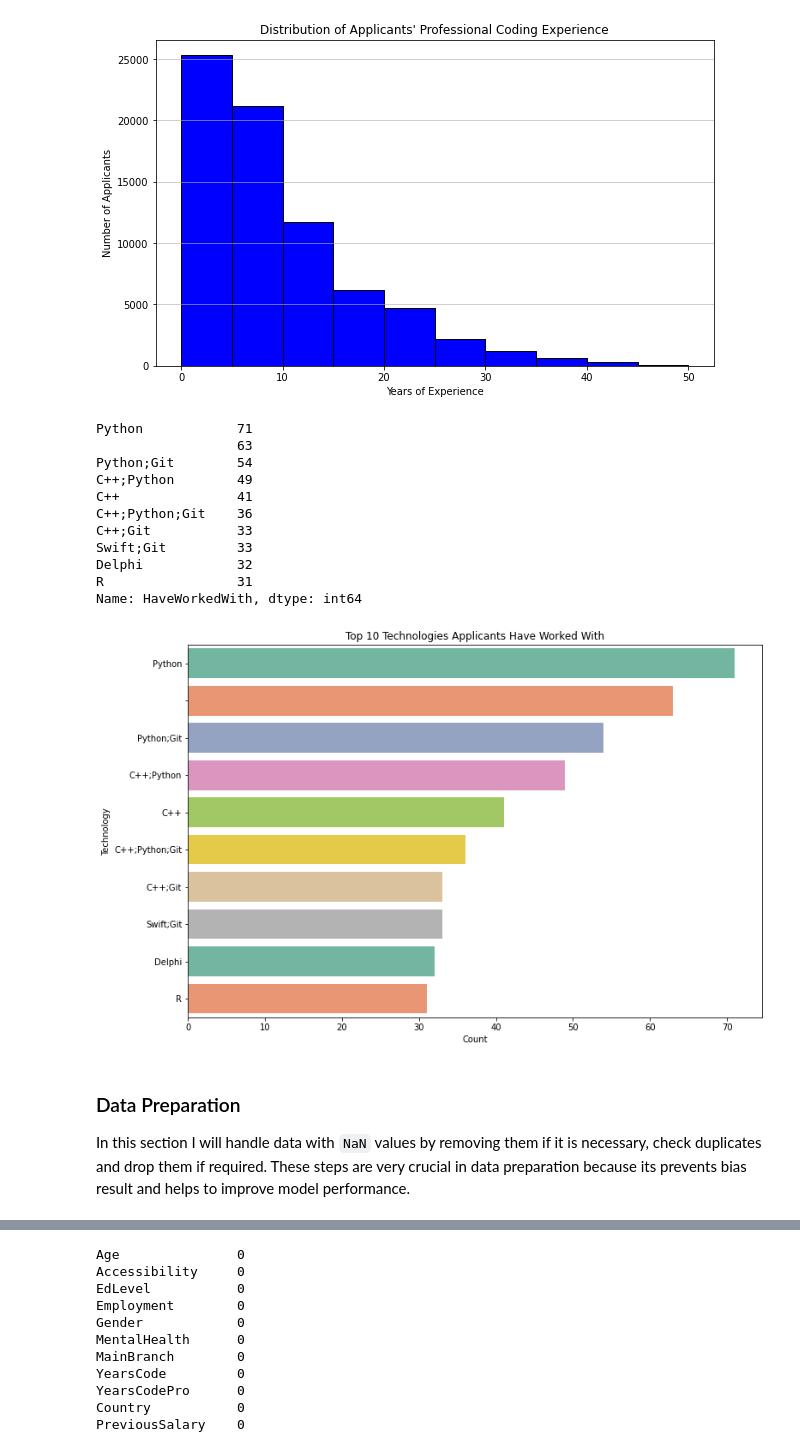
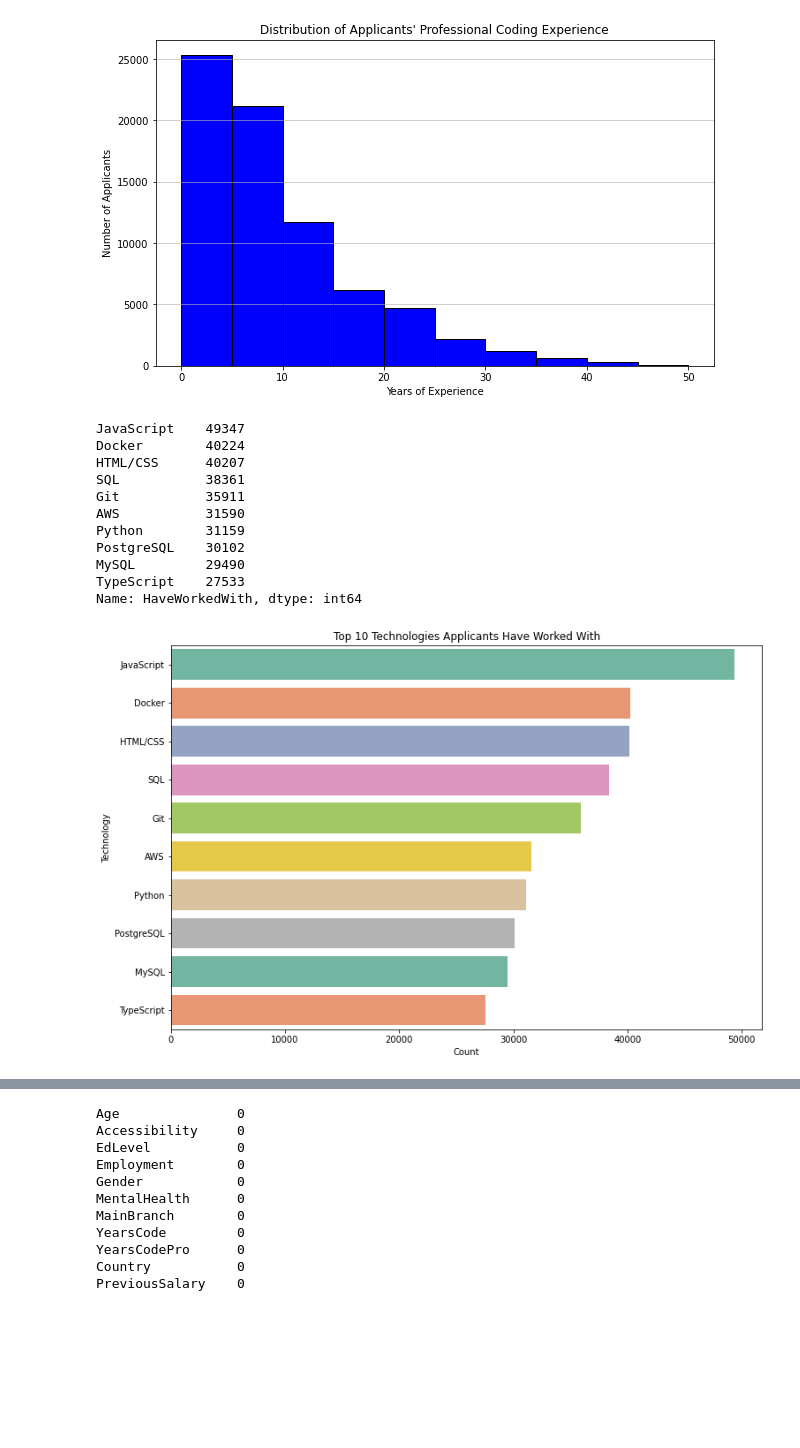
Before and after one commit to SoleilUmwiza92/AIForSociety-S6, a Jupyter notebook: Individual project/archive (1)/JobApplicants.ipynb, the cells around one changed output, grey strips where cells are left out. Cells and saved outputs as stored; diff of their text form; code cells hidden in the pictures; blank space fills up the shorter version.

```diff
--- a/Individual project/archive (1)/JobApplicants.ipynb
+++ b/Individual project/archive (1)/JobApplicants.ipynb
@@ -296,34 +295,29 @@ plt.show()
 # %%
 # For visualization, we'll need to split the 'HaveWorkedWith' entries and count them
 # HaveWorkedWith' column has comma-separated values
 df['HaveWorkedWith'] = df['HaveWorkedWith'].fillna('')  # Replace NaN with empty string
-technologies = df['HaveWorkedWith'].str.split(',').explode().str.strip().value_counts()
+technologies = df['HaveWorkedWith'].str.split(';').explode().str.strip().value_counts()
 
 # Display the top 10 most common technologies
 print(technologies.head(10))
 
 # Plot the top 10 technologies
 plt.figure(figsize=(12, 8))
 sns.barplot(x=technologies.head(10).values, y=technologies.head(10).index, palette='Set2')
 plt.title('Top 10 Technologies Applicants Have Worked With')
 plt.xlabel('Count')
 plt.ylabel('Technology')
 plt.show()
 # %% [output]
-Python            71
-                  63
-Python;Git        54
-C++;Python        49
-C++               41
-C++;Python;Git    36
-C++;Git           33
-Swift;Git         33
-Delphi            32
-R                 31
+JavaScript    49347
+Docker        40224
+HTML/CSS      40207
+SQL           38361
+Git           35911
+AWS           31590
+Python        31159
+PostgreSQL    30102
+MySQL         29490
+TypeScript    27533
 Name: HaveWorkedWith, dtype: int64
-[figure, old version]
+[figure, new version]
-# %% [markdown]
-### Data Preparation <a name="data-preparation"></a>
-
-
-In this section I will handle data with `NaN` values by removing them if it is necessary, check duplicates and drop them if required. These steps are very crucial in data preparation because its prevents bias result and helps to improve model performance.
```
Also changed, not shown: parts of 39 cells of this notebook, 7 other files.
